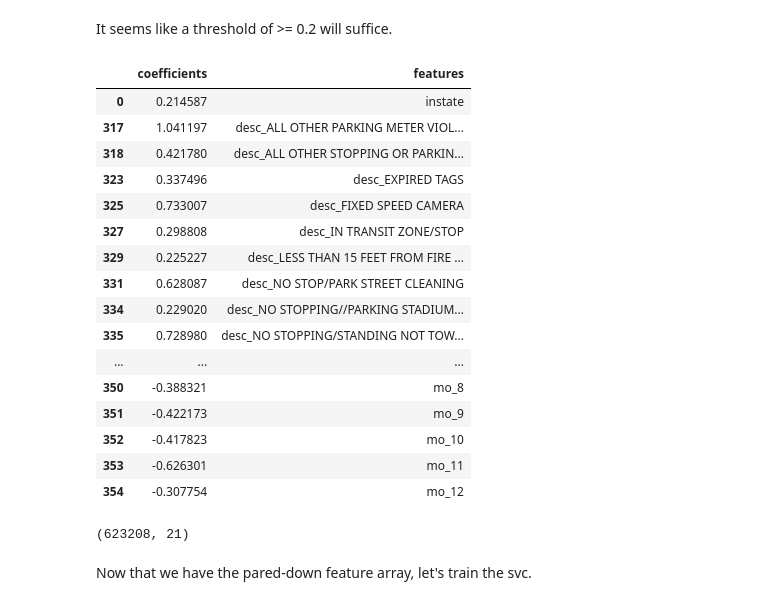
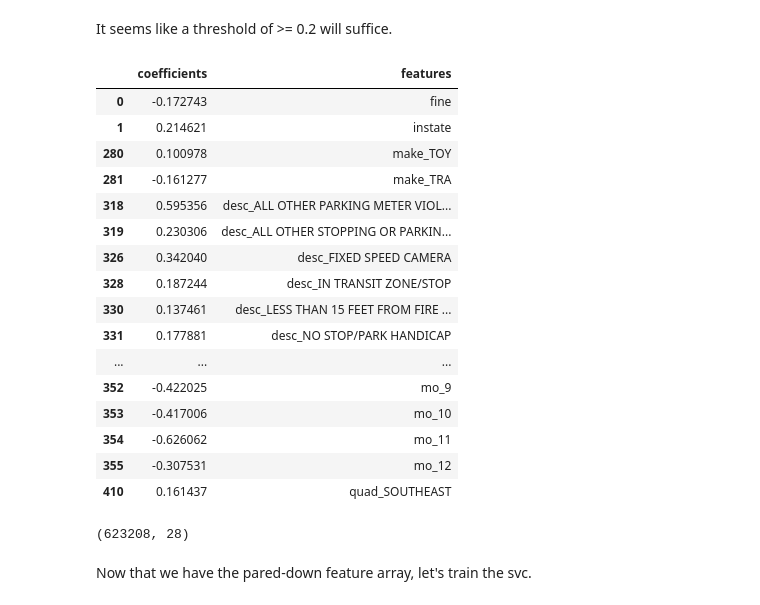
Before and after one commit to tmcdunn/Predicting-Baltimore-Parking-Citations, a Jupyter notebook: code/4_PredictionAndEvaluation.ipynb, the cells around one changed output. Saved outputs shown, nothing was run; the diff lists cells and outputs as text; code cells hidden in the pictures.

```diff
--- a/code/4_PredictionAndEvaluation.ipynb
+++ b/code/4_PredictionAndEvaluation.ipynb
@@ -33,7 +33,7 @@ from sklearn.naive_bayes import GaussianNB
 from sklearn.neighbors import KNeighborsClassifier
 # %%
 # Import prepared feature array
-X = pd.read_csv('persistence/features_2018-05-22.csv')
+X = pd.read_csv('persistence/features_2018-05-25.csv') #('persistence/features_2018-05-22.csv')
 X.drop(['date'], axis=1, inplace=True)
 
 # Import prepared target vector
@@ -120,16 +110,16 @@ ROC AUC for LogReg model: 0.784249971983
 # %% [markdown]
 ### B) Linear SVC
 # %%
-#### Uncomment this section to train model from scratch ####
-# # GridSearch Cross Validation to find best hyperparameters
-# lsvc_params =  {"C":[0.01, 0.1, 1, 10, 100]}
-# lsvc = GridSearchCV(LinearSVC(), lsvc_params, n_jobs=4, cv=5, scoring=make_scorer(accuracy_score))
-# start = time()
-# lsvc.fit(Xtrain, ytrain)
-# print('Training took ', time()-start, 'seconds.')
-# print('Best parameters:', lsvc.best_params_)
-# print('Best score:', lsvc.best_score_)
+### Uncomment this section to train model from scratch ####
+# GridSearch Cross Validation to find best hyperparameters
+lsvc_params =  {"C":[0.01, 0.1, 1, 10, 100]}
+lsvc = GridSearchCV(LinearSVC(), lsvc_params, n_jobs=4, cv=5, scoring=make_scorer(accuracy_score))
+start = time()
+lsvc.fit(Xtrain, ytrain)
+print('Training took ', time()-start, 'seconds.')
+print('Best parameters:', lsvc.best_params_)
+print('Best score:', lsvc.best_score_)
 
-# # Save the trained model
-# filename = 'persistence/lsvc_'+ str(date.today()) + '.sav'
-# joblib.dump(lsvc, filename)
+# Save the trained model
+filename = 'persistence/lsvc_'+ str(date.today()) + '.sav'
+joblib.dump(lsvc, filename)
@@ -228,38 +192,38 @@ LogisticRegression(C=1, class_weight=None, dual=False, fit_intercept=True,
 # %% [markdown]
 It seems like a threshold of >= 0.2 will suffice.
 # %%
-# Identify the top 21 features from LogReg
-df_select21 = df_features[abs(df_features.coefficients) >= 0.2]
-df_select21
+# Identify the top 28 features from LogReg #21
+df_select28 = df_features[abs(df_features.coefficients) >= 0.1] #>=0.2
+df_select28
 
-# Extract only the 21 identified features
-X21 = X[df_select21.features]
-X21.shape
+# Extract only the 28 identified features
+X28 = X[df_select28.features]
+X28.shape
 
 # Normalize/scale
-X21scaled = scale(X21)
+X28scaled = scale(X28)
 
 # Split data for training-testing 70%-30%
-X21train, X21test, y21train, y21test = train_test_split(X21scaled, y, train_size=0.7, random_state=42)
+X28train, X28test, y28train, y28test = train_test_split(X28scaled, y, train_size=0.7, random_state=42)
 # %% [output]
 |  | coefficients | features |
-| 0 | 0.214587 | instate |
-| 317 | 1.041197 | desc_ALL OTHER PARKING METER VIOL... |
-| 318 | 0.421780 | desc_ALL OTHER STOPPING OR PARKIN... |
-| 323 | 0.337496 | desc_EXPIRED TAGS |
-| 325 | 0.733007 | desc_FIXED SPEED CAMERA |
-| 327 | 0.298808 | desc_IN TRANSIT ZONE/STOP |
-| 329 | 0.225227 | desc_LESS THAN 15 FEET FROM FIRE ... |
-| 331 | 0.628087 | desc_NO STOP/PARK STREET CLEANING |
-| 334 | 0.229020 | desc_NO STOPPING//PARKING STADIUM... |
-| 335 | 0.728980 | desc_NO STOPPING/STANDING NOT TOW... |
+| 0 | -0.172743 | fine |
+| 1 | 0.214621 | instate |
+| 280 | 0.100978 | make_TOY |
+| 281 | -0.161277 | make_TRA |
+| 318 | 0.595356 | desc_ALL OTHER PARKING METER VIOL... |
+| 319 | 0.230306 | desc_ALL OTHER STOPPING OR PARKIN... |
+| 326 | 0.342040 | desc_FIXED SPEED CAMERA |
+| 328 | 0.187244 | desc_IN TRANSIT ZONE/STOP |
+| 330 | 0.137461 | desc_LESS THAN 15 FEET FROM FIRE ... |
+| 331 | 0.177881 | desc_NO STOP/PARK HANDICAP |
 | ... | ... | ... |
-| 350 | -0.388321 | mo_8 |
-| 351 | -0.422173 | mo_9 |
-| 352 | -0.417823 | mo_10 |
-| 353 | -0.626301 | mo_11 |
-| 354 | -0.307754 | mo_12 |
+| 352 | -0.422025 | mo_9 |
+| 353 | -0.417006 | mo_10 |
+| 354 | -0.626062 | mo_11 |
+| 355 | -0.307531 | mo_12 |
+| 410 | 0.161437 | quad_SOUTHEAST |
-(623208, 21)
+(623208, 28)
 # %% [markdown]
 Now that we have the pared-down feature array, let's train the svc.
 # %%
```
Also changed, not shown: parts of 35 cells of this notebook, 1 other file.
